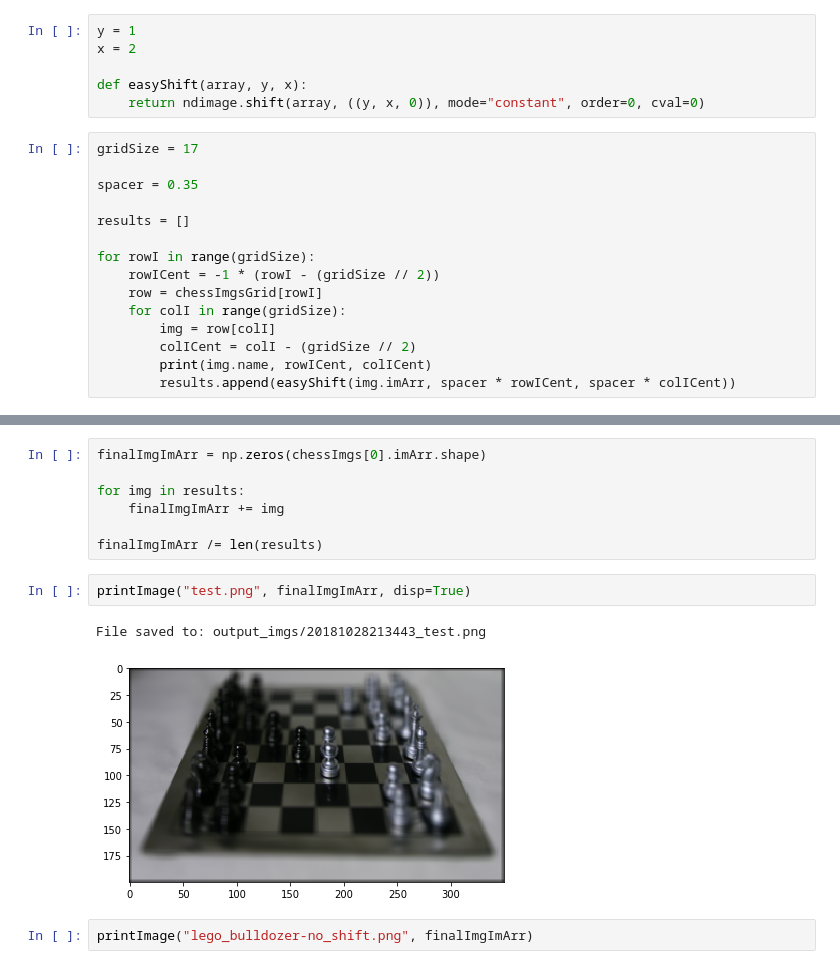
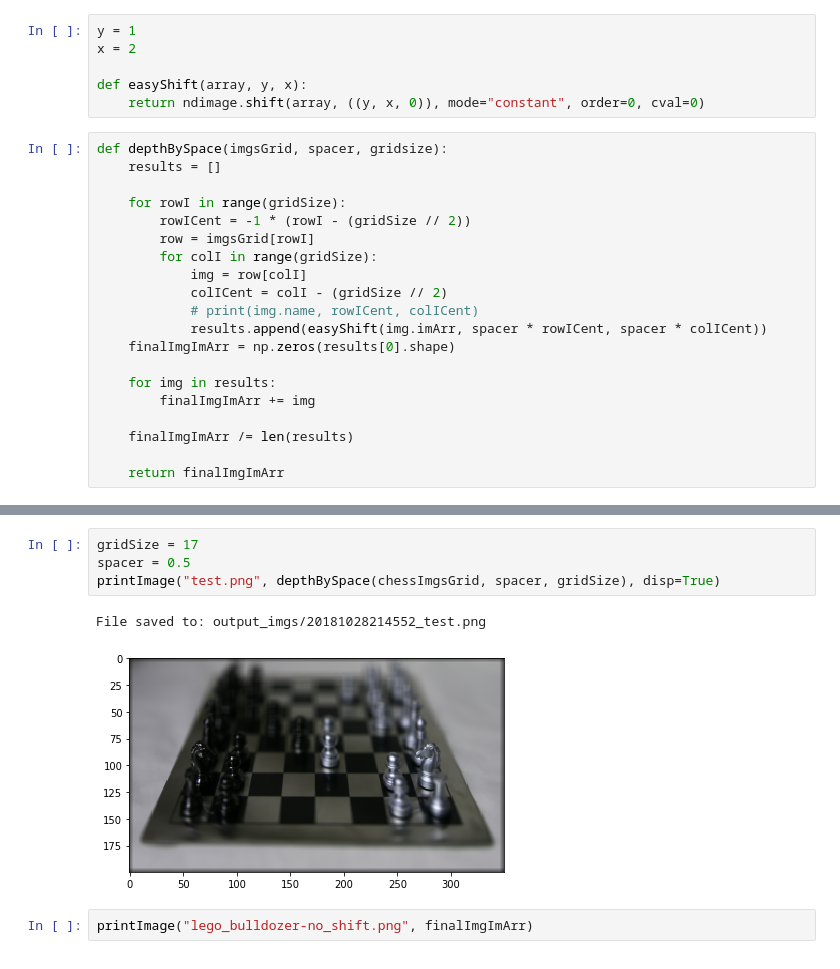
Before and after one commit to daggerdagr/cs194-26-proj5, a Jupyter notebook: testfield.ipynb, the cells around one changed output, grey strips where cells are left out. Cells and saved outputs as stored; diff of their text form.

```diff
--- a/testfield.ipynb
+++ b/testfield.ipynb
@@ -106,17 +106,22 @@ x = 2
 def easyShift(array, y, x):
     return ndimage.shift(array, ((y, x, 0)), mode="constant", order=0, cval=0)
 # %%
-gridSize = 17
+def depthBySpace(imgsGrid, spacer, gridsize):
+    results = []
 
-spacer = 0.35
+    for rowI in range(gridSize):
+        rowICent = -1 * (rowI - (gridSize // 2))
+        row = imgsGrid[rowI]
+        for colI in range(gridSize):
+            img = row[colI]
+            colICent = colI - (gridSize // 2)
+            # print(img.name, rowICent, colICent)
+            results.append(easyShift(img.imArr, spacer * rowICent, spacer * colICent))
+    finalImgImArr = np.zeros(results[0].shape)
 
-results = []
+    for img in results:
+        finalImgImArr += img
 
-for rowI in range(gridSize):
-    rowICent = -1 * (rowI - (gridSize // 2))
-    row = chessImgsGrid[rowI]
-    for colI in range(gridSize):
-        img = row[colI]
-        colICent = colI - (gridSize // 2)
-        print(img.name, rowICent, colICent)
-        results.append(easyShift(img.imArr, spacer * rowICent, spacer * colICent))
+    finalImgImArr /= len(results)
+
+    return finalImgImArr
@@ -141,15 +128,10 @@ out_16_16_-857937622_-3271866699_ -8 8
-# %%
-finalImgImArr = np.zeros(chessImgs[0].imArr.shape)
-
-for img in results:
-    finalImgImArr += img
-
-finalImgImArr /= len(results)
-# %%
-printImage("test.png", finalImgImArr, disp=True)
-# %% [output]
-File saved to: output_imgs/20181028213443_test.png
-[figure, removed]
+# %%
+gridSize = 17
+spacer = 0.5
+printImage("test.png", depthBySpace(chessImgsGrid, spacer, gridSize), disp=True)
+# %% [output]
+File saved to: output_imgs/20181028214552_test.png
+[figure, added]
 # %%
 printImage("lego_bulldozer-no_shift.png", finalImgImArr)
 # %% [output]
```
Also changed, not shown: parts of 1 cell of this notebook.
